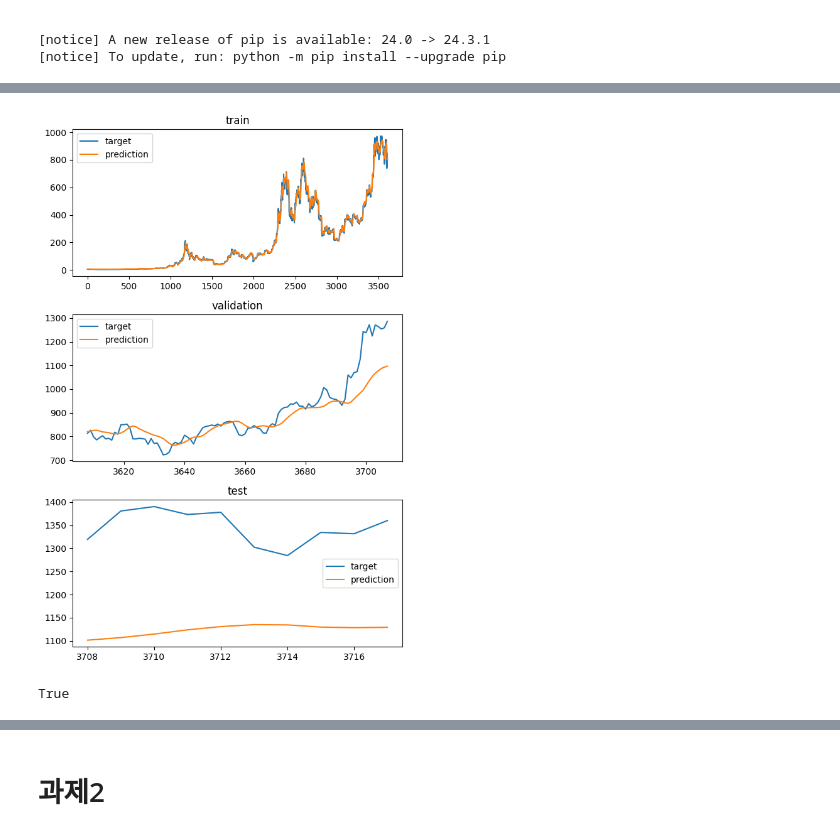
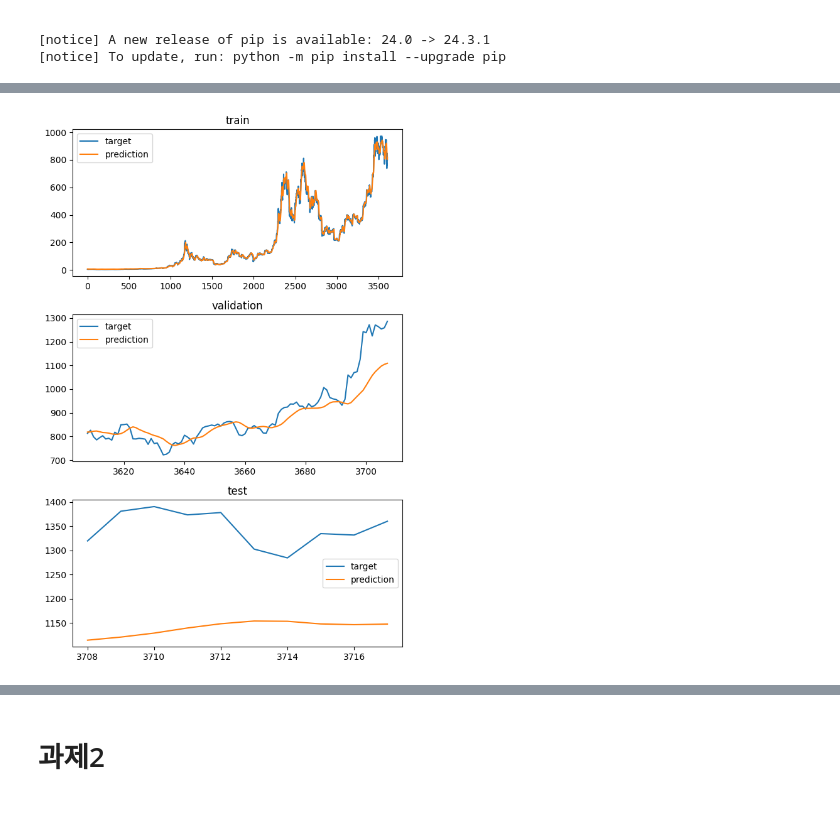
Before and after one commit to seongjae6751/deeplearning, a Jupyter notebook: Homework4.ipynb, the cells around one changed output, grey strips where cells are left out. Saved outputs shown, nothing was run; the diff lists cells and outputs as text; code cells hidden in the pictures.

```diff
--- a/Homework4.ipynb
+++ b/Homework4.ipynb
@@ -1019,7 +1025,8 @@ def main(args):
         'early_stop_delta': args.early_stop_delta,
     }
 
-    project_name = "lstm_regression_btc_krw"
+    project_name = "btc-krw-15g"
+    print(os.path.join(CHECKPOINT_FILE_PATH, f"{project_name}_checkpoint_latest.pt"))
     wandb.init(
         mode="disabled",
         project=project_name,
@@ -1032,7 +1039,7 @@ def main(args):
     # 모델 초기화 및 체크포인트 로드
     test_model = get_model()
 
-    project_name = "lstm_regression_btc_krw"
+    project_name = "btc-krw"
     latest_file_path = os.path.join(
         CHECKPOINT_FILE_PATH, f"{project_name}_checkpoint_latest.pt"
     )
@@ -1084,2 +1087,2 @@ MODEL FILE: /home/work/checkpoints/lstm_regression_btc_krw_checkpoint_latest.pt
-[figure, old version]
+[figure, new version]
 # %%
@@ -1087,7 +1090,3 @@ MODEL FILE: /home/work/checkpoints/lstm_regression_btc_krw_checkpoint_latest.pt
-# %%
-wandb.login(relogin=True)
-# %% [output]
-True
 # %%
 import torch
 from torch import nn, optim
```
Also changed, not shown: parts of 40 cells of this notebook.
